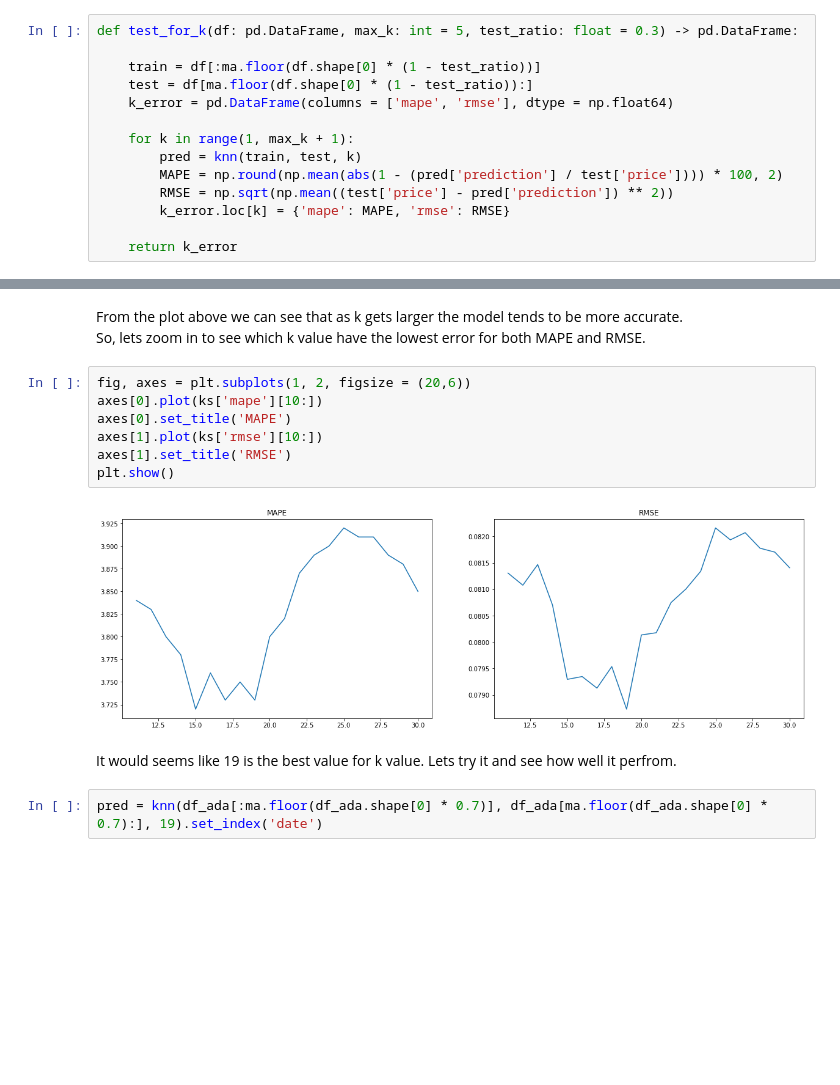
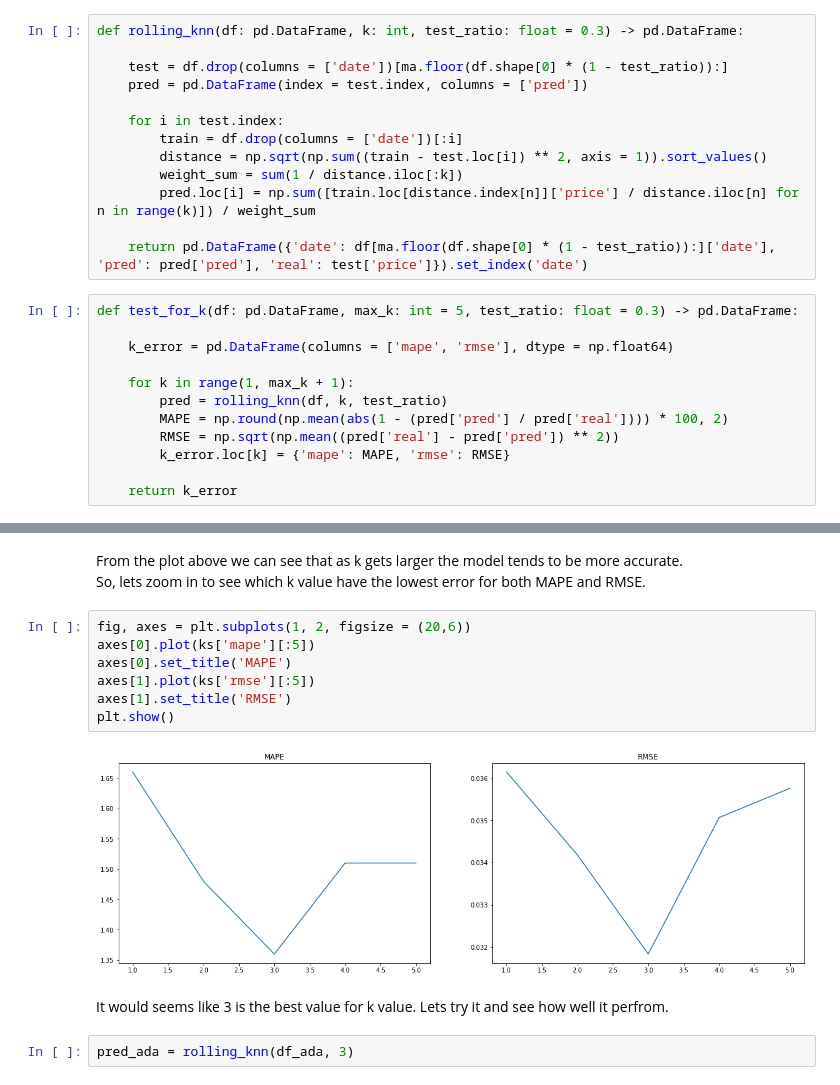
Before and after one commit to nabebako/Crypto-Price-Prediction-Model, a Jupyter notebook: knn-regression.ipynb, the cells around one changed output, grey strips where cells are left out. Drawn from its saved outputs; the diff is of its cells as text; blank space fills up the shorter version.

Commit message:
add rolling prediction

```diff
--- a/knn-regression.ipynb
+++ b/knn-regression.ipynb
@@ -82,17 +82,28 @@ pred
 <p>
     Using the mean absolute percentage error in combaination with the root mean square error, we can observe the best value of k.
 </p>
+# %%
+def rolling_knn(df: pd.DataFrame, k: int, test_ratio: float = 0.3) -> pd.DataFrame:
+
+    test = df.drop(columns = ['date'])[ma.floor(df.shape[0] * (1 - test_ratio)):]
+    pred = pd.DataFrame(index = test.index, columns = ['pred'])
+
+    for i in test.index:
+        train = df.drop(columns = ['date'])[:i]
+        distance = np.sqrt(np.sum((train - test.loc[i]) ** 2, axis = 1)).sort_values()
+        weight_sum = sum(1 / distance.iloc[:k])
+        pred.loc[i] = np.sum([train.loc[distance.index[n]]['price'] / distance.iloc[n] for n in range(k)]) / weight_sum
+
+    return pd.DataFrame({'date': df[ma.floor(df.shape[0] * (1 - test_ratio)):]['date'], 'pred': pred['pred'], 'real': test['price']}).set_index('date')
 # %%
 def test_for_k(df: pd.DataFrame, max_k: int = 5, test_ratio: float = 0.3) -> pd.DataFrame:
 
-    train = df[:ma.floor(df.shape[0] * (1 - test_ratio))]
-    test = df[ma.floor(df.shape[0] * (1 - test_ratio)):]
     k_error = pd.DataFrame(columns = ['mape', 'rmse'], dtype = np.float64)
 
     for k in range(1, max_k + 1):
-        pred = knn(train, test, k)
-        MAPE = np.round(np.mean(abs(1 - (pred['prediction'] / test['price']))) * 100, 2)
-        RMSE = np.sqrt(np.mean((test['price'] - pred['prediction']) ** 2))
+        pred = rolling_knn(df, k, test_ratio)
+        MAPE = np.round(np.mean(abs(1 - (pred['pred'] / pred['real']))) * 100, 2)
+        RMSE = np.sqrt(np.mean((pred['real'] - pred['pred']) ** 2))
         k_error.loc[k] = {'mape': MAPE, 'rmse': RMSE}
 
     return k_error
@@ -115,19 +126,19 @@ plt.show()
 </p>
 # %%
 fig, axes = plt.subplots(1, 2, figsize = (20,6))
-axes[0].plot(ks['mape'][10:])
+axes[0].plot(ks['mape'][:5])
 axes[0].set_title('MAPE')
-axes[1].plot(ks['rmse'][10:])
+axes[1].plot(ks['rmse'][:5])
 axes[1].set_title('RMSE')
 plt.show()
 # %% [output]
-[figure, old version]
+[figure, new version]
 # %% [markdown]
 <p>
-    It would seems like 19 is the best value for k value. Lets try it and see how well it perfrom.
+    It would seems like 3 is the best value for k value. Lets try it and see how well it perfrom.
 </p>
-# %%
-pred = knn(df_ada[:ma.floor(df_ada.shape[0] * 0.7)], df_ada[ma.floor(df_ada.shape[0] * 0.7):], 19).set_index('date')
+# %%
+pred_ada = rolling_knn(df_ada, 3)
 # %%
 plt.figure(figsize=(20,6))
 plt.title('Real vs Predicted')
```
Also changed, not shown: parts of 9 cells of this notebook.
